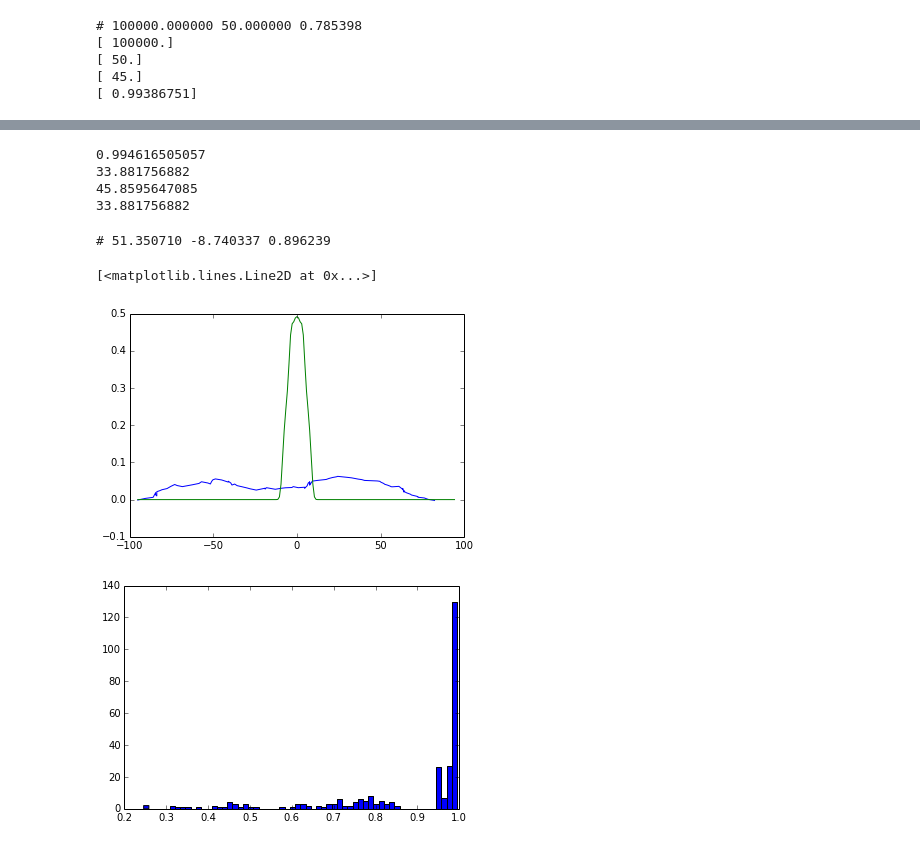
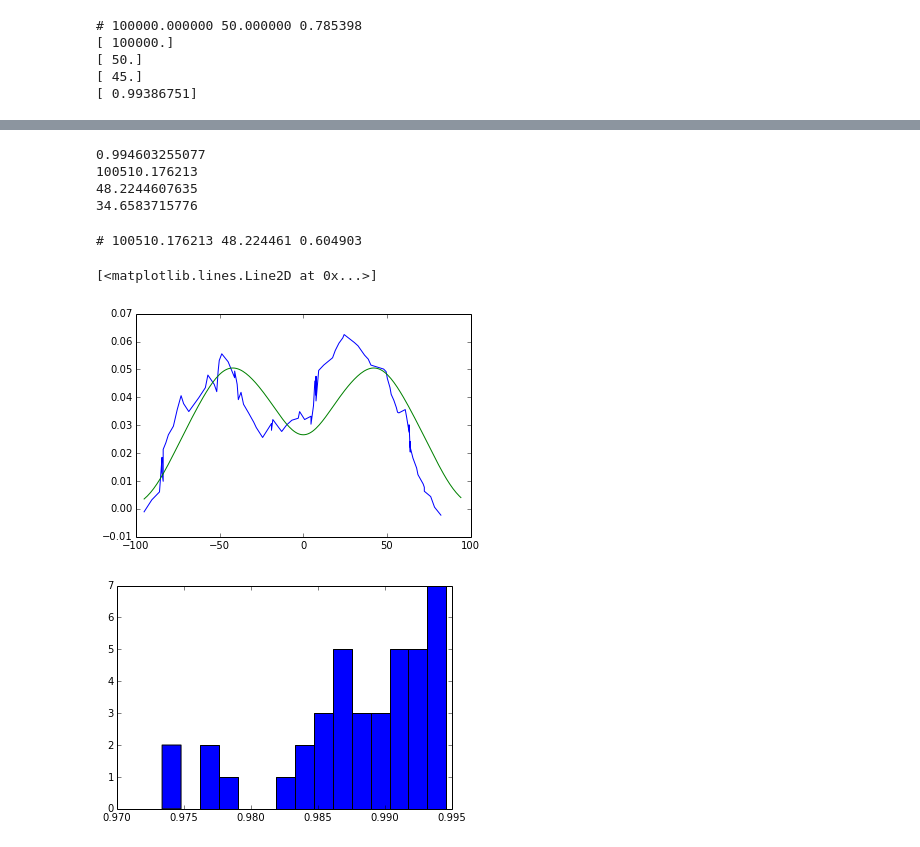
Before and after one commit to jngaravitoc/Lya-MCMC, a Jupyter notebook: code/MCMC_fit.ipynb, the cells around one changed output, grey strips where cells are left out. Saved outputs shown, nothing was run; the diff lists cells and outputs as text; code cells hidden in the pictures.

```diff
--- a/code/MCMC_fit.ipynb
+++ b/code/MCMC_fit.ipynb
@@ -77,7 +77,7 @@ print l_walk
 [ 45.]
 [ 0.99386751]
 # %%
-n_iterations = 20000 #this is the number of iterations I want to make
+n_iterations = 500 #this is the number of iterations I want to make
 for i in range(n_iterations):
     tau_prime = np.random.normal(tau_walk[i], 1000)
     vel_prime = np.random.normal(vel_walk[i], 5)
@@ -120,20 +137,20 @@ print best_tau
 print best_vel
 print best_angle
 # %% [output]
-0.994616505057
-33.881756882
-45.8595647085
-33.881756882
+0.994603255077
+100510.176213
+48.2244607635
+34.6583715776
 # %%
 best_x, best_y = my_model(best_tau, best_vel, best_angle)
 plot(x_0, y_0)
 plot(best_x, best_y)
 # %% [output]
-# 51.350710 -8.740337 0.896239
+# 100510.176213 48.224461 0.604903
 [<matplotlib.lines.Line2D at 0x...>]
-[figure, old version]
+[figure, new version]
 # %%
-histo = hist(l_walk, bins=60)
+histo = hist(l_walk, bins=15)
 # %% [output]
-[figure, old version]
+[figure, new version]
 # %%
```
Also changed, not shown: parts of 2 cells of this notebook.
